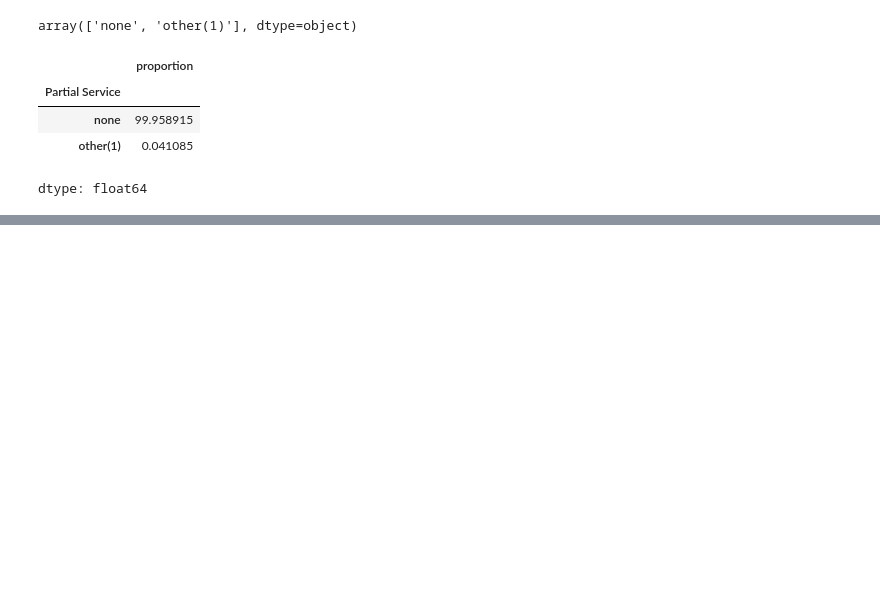
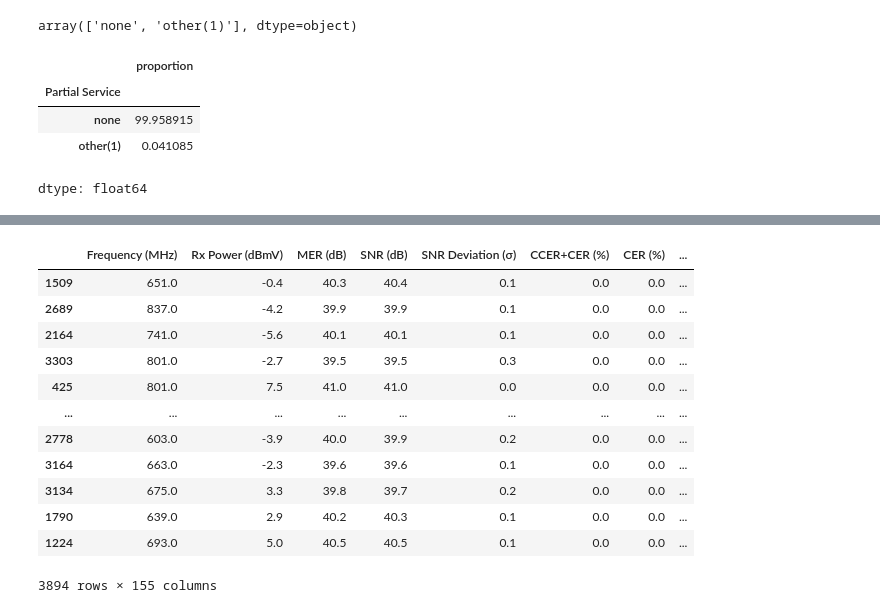
Before and after one commit to LeonardoNBanegas/DATA-SCIENCE-CODERHOUSE, a Jupyter notebook: ProyectoDS_ParteIII_Banegas.ipynb, the cells around one changed output, grey strips where cells are left out. Saved outputs shown, nothing was run; the diff lists cells and outputs as text; code cells hidden in the pictures; blank space fills up the shorter version.

```diff
--- a/ProyectoDS_ParteIII_Banegas.ipynb
+++ b/ProyectoDS_ParteIII_Banegas.ipynb
@@ -908,0 +896,7 @@ dtype: float64
+# %%
+from sklearn.preprocessing import OneHotEncoder
+ohe = OneHotEncoder(sparse_output=False).fit(X_train[['SNR (dB)','CER (%)']])
+# %%
+encoded = ohe.transform(X_train[['SNR (dB)','CER (%)']])
+encoded_df = pd.DataFrame(columns=ohe.get_feature_names_out(), data=encoded, index=X_train.index)
+encoded_df
@@ -908,0 +917,19 @@ dtype: float64
+# %%
+# concatenar
+X_train = pd.concat([X_train, encoded_df], axis= 'columns')
+# %%
+X_train
+# %% [output]
+|  | Frequency (MHz) | Rx Power (dBmV) | MER (dB) | SNR (dB) | SNR Deviation (σ) | CCER+CER (%) | CER (%) | ... |
+| 1509 | 651.0 | -0.4 | 40.3 | 40.4 | 0.1 | 0.0 | 0.0 | ... |
+| 2689 | 837.0 | -4.2 | 39.9 | 39.9 | 0.1 | 0.0 | 0.0 | ... |
+| 2164 | 741.0 | -5.6 | 40.1 | 40.1 | 0.1 | 0.0 | 0.0 | ... |
+| 3303 | 801.0 | -2.7 | 39.5 | 39.5 | 0.3 | 0.0 | 0.0 | ... |
+| 425 | 801.0 | 7.5 | 41.0 | 41.0 | 0.0 | 0.0 | 0.0 | ... |
+| ... | ... | ... | ... | ... | ... | ... | ... | ... |
+| 2778 | 603.0 | -3.9 | 40.0 | 39.9 | 0.2 | 0.0 | 0.0 | ... |
+| 3164 | 663.0 | -2.3 | 39.6 | 39.6 | 0.1 | 0.0 | 0.0 | ... |
+| 3134 | 675.0 | 3.3 | 39.8 | 39.7 | 0.2 | 0.0 | 0.0 | ... |
+| 1790 | 639.0 | 2.9 | 40.2 | 40.3 | 0.1 | 0.0 | 0.0 | ... |
+| 1224 | 693.0 | 5.0 | 40.5 | 40.5 | 0.1 | 0.0 | 0.0 | ... |
+3894 rows × 155 columns
```
Also changed, not shown: parts of 16 cells of this notebook.
